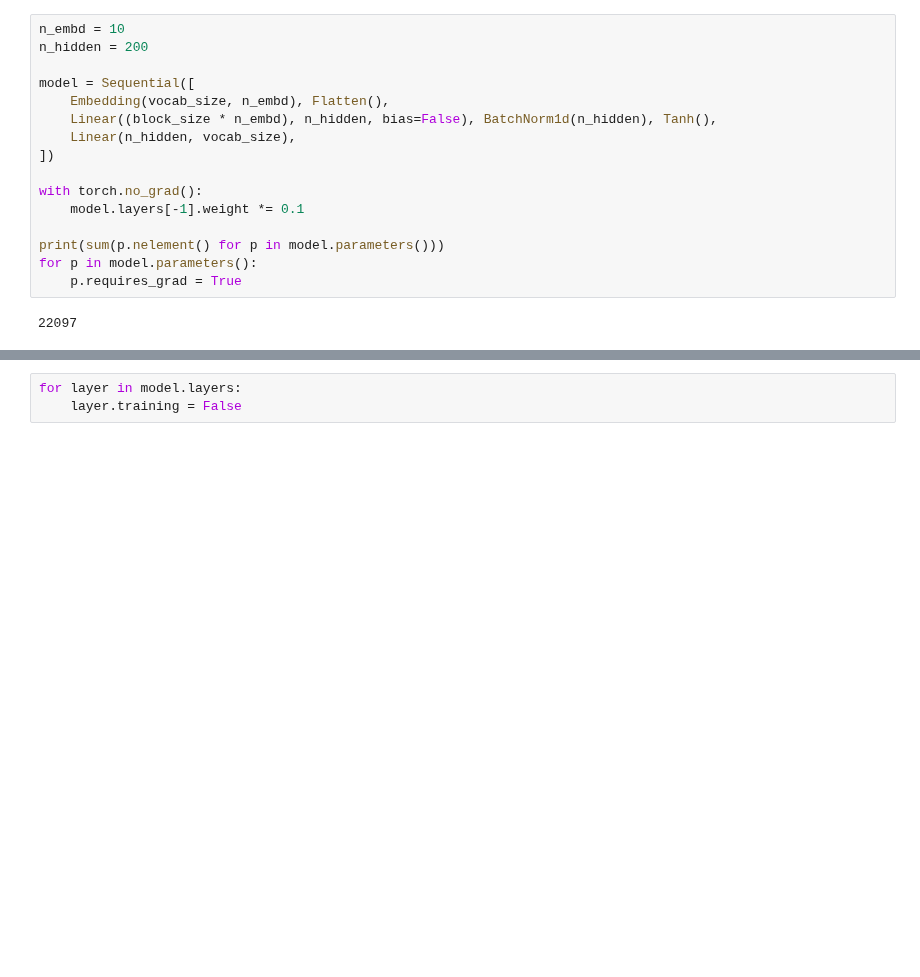
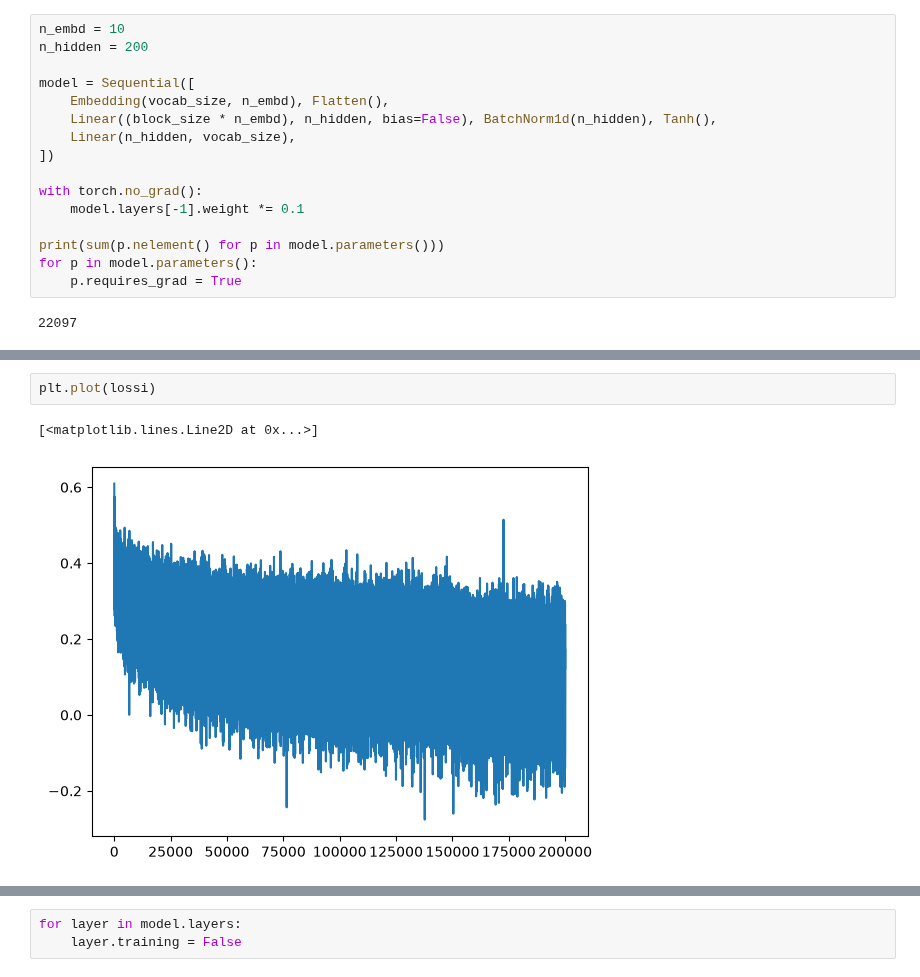
Before and after one commit to dorukozgen/yz50, a Jupyter notebook: hafta-6/wavenet.ipynb, the cells around one changed output, grey strips where cells are left out. Saved outputs shown, nothing was run; the diff lists cells and outputs as text; blank space fills up the shorter version.

```diff
--- a/hafta-6/wavenet.ipynb
+++ b/hafta-6/wavenet.ipynb
@@ -427,3 +427,8 @@ for i in range(max_steps):
+# %%
+plt.plot(lossi)
+# %% [output]
+[<matplotlib.lines.Line2D at 0x...>]
+[figure, added]
 # %%
 lossi_mean = torch.tensor(lossi).view(-1, 1000).mean(1)
 plt.plot(lossi_mean)
```
Also changed, not shown: parts of 15 cells of this notebook.
